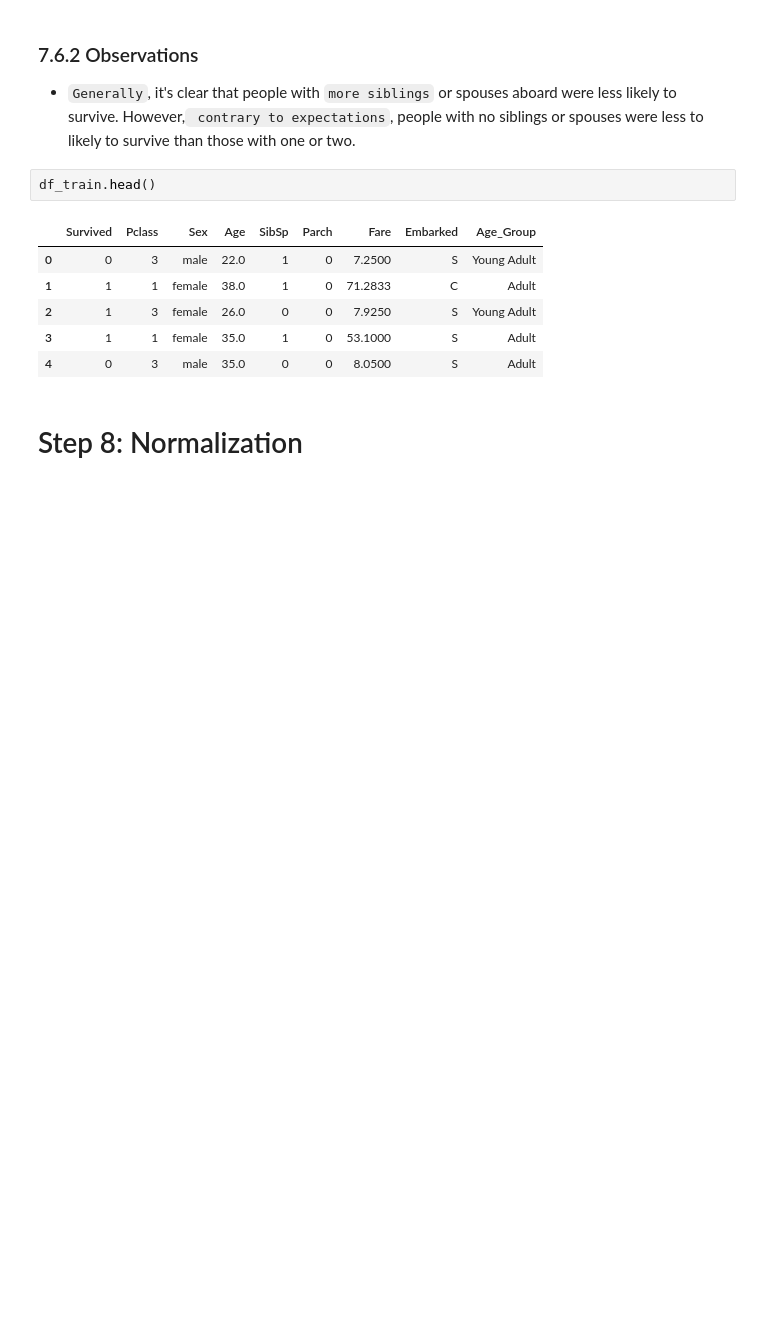
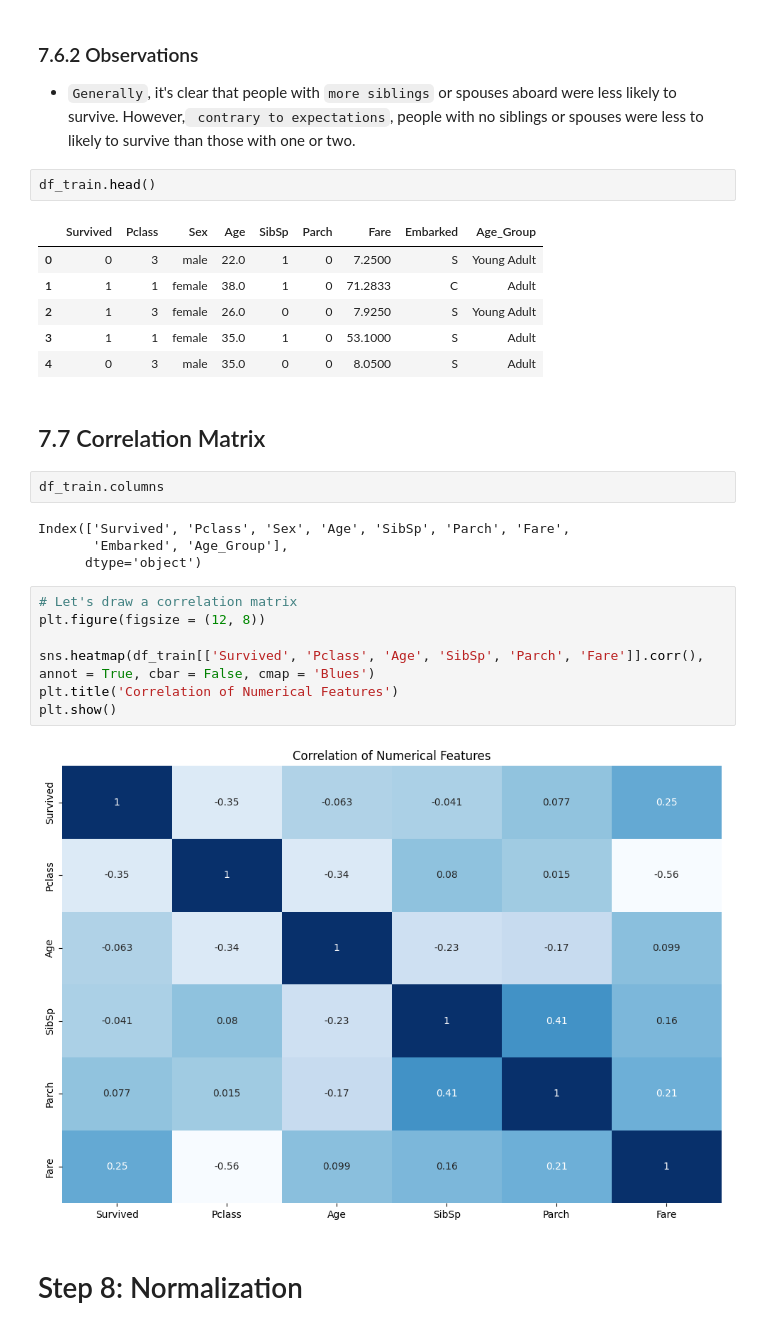
Before and after one commit to HaiderQadri/PYTHON-For-Data-Science_and_AI, a Jupyter notebook: 00_projects/04_titanic_eda_and_model_for_prediction/titanic_eda_and_model.ipynb, the cells around one changed output. Cells and saved outputs as stored; diff of their text form; blank space fills up the shorter version.

```diff
--- a/00_projects/04_titanic_eda_and_model_for_prediction/titanic_eda_and_model.ipynb
+++ b/00_projects/04_titanic_eda_and_model_for_prediction/titanic_eda_and_model.ipynb
@@ -828,6 +834,23 @@ df_train.head()
 | 2 | 1 | 3 | female | 26.0 | 0 | 0 | 7.9250 | S | Young Adult |
 | 3 | 1 | 1 | female | 35.0 | 1 | 0 | 53.1000 | S | Adult |
 | 4 | 0 | 3 | male | 35.0 | 0 | 0 | 8.0500 | S | Adult |
+# %% [markdown]
+## 7.7 Correlation Matrix
+# %%
+df_train.columns
+# %% [output]
+Index(['Survived', 'Pclass', 'Sex', 'Age', 'SibSp', 'Parch', 'Fare',
+       'Embarked', 'Age_Group'],
+      dtype='object')
+# %%
+# Let's draw a correlation matrix
+plt.figure(figsize = (12, 8))
+
+sns.heatmap(df_train[['Survived', 'Pclass', 'Age', 'SibSp', 'Parch', 'Fare']].corr(), annot = True, cbar = False, cmap = 'Blues')
+plt.title('Correlation of Numerical Features')
+plt.show()
+# %% [output]
+[figure, added]
 # %% [markdown]
 # Step 8: Normalization
 # %%
```
Also changed, not shown: parts of 32 cells of this notebook, 6 other files.
